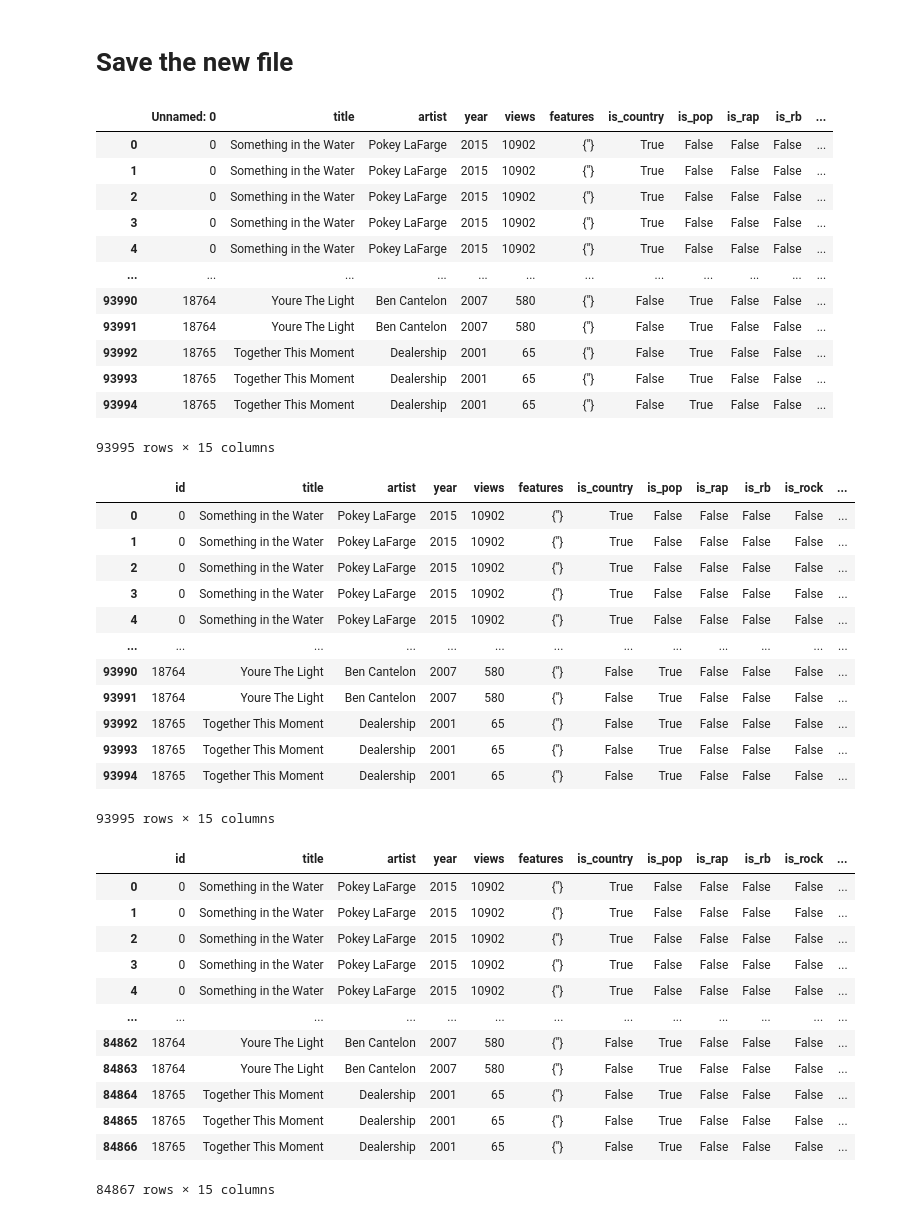
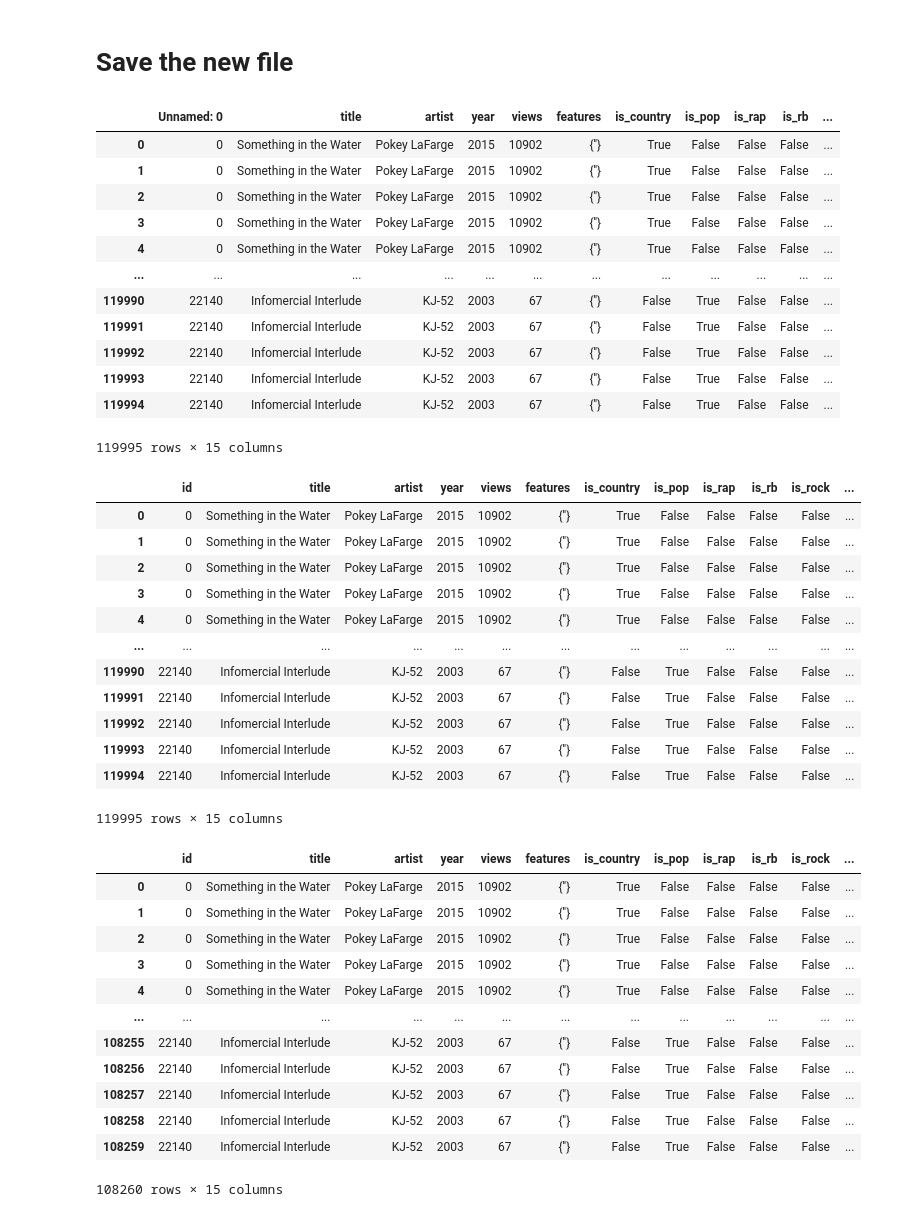
Before and after one commit to ChefBB/TA_project, a Jupyter notebook: labelling.ipynb, the cells around one changed output. Saved outputs shown, nothing was run; the diff lists cells and outputs as text; code cells hidden in the pictures.

```diff
--- a/labelling.ipynb
+++ b/labelling.ipynb
@@ -114,34 +114,36 @@ lemmatized_df
 # %%
 import pandas as pd
 
 path = '/Users/brunobarbieri/Library/CloudStorage/OneDrive-UniversityofPisa/TA_Project/data/'
 lemmatized_df = pd.read_csv(path + 'def_lemmatized_df.csv')
 labelled_df = pd.concat(
     [
         pd.read_csv(path + 'bruno_labelled.csv'),
         pd.read_csv(path + 'gaia_labelled.csv'),
         pd.read_csv(path + 'francesco_labelled.csv'),
         pd.read_csv(path + 'lavinia_labelled.csv'),
         pd.read_csv(path + 'bruno1_labelled.csv'),
         pd.read_csv(path + 'gaia1_labelled.csv'),
-        pd.read_csv(path + 'lavinia1_labelled.csv')
+        pd.read_csv(path + 'lavinia1_labelled.csv'),
+        pd.read_csv(path + 'francesca_labelled.csv'),
+        pd.read_csv(path + 'francesco1_labelled.csv'),
     ], ignore_index= True
 )
 labelled_df
 # %% [output]
 |  | Unnamed: 0 | title | artist | year | views | features | is_country | is_pop | is_rap | is_rb | ... |
 | 0 | 0 | Something in the Water | Pokey LaFarge | 2015 | 10902 | {''} | True | False | False | False | ... |
 | 1 | 0 | Something in the Water | Pokey LaFarge | 2015 | 10902 | {''} | True | False | False | False | ... |
 | 2 | 0 | Something in the Water | Pokey LaFarge | 2015 | 10902 | {''} | True | False | False | False | ... |
 | 3 | 0 | Something in the Water | Pokey LaFarge | 2015 | 10902 | {''} | True | False | False | False | ... |
 | 4 | 0 | Something in the Water | Pokey LaFarge | 2015 | 10902 | {''} | True | False | False | False | ... |
 | ... | ... | ... | ... | ... | ... | ... | ... | ... | ... | ... | ... |
-| 93990 | 18764 | Youre The Light | Ben Cantelon | 2007 | 580 | {''} | False | True | False | False | ... |
-| 93991 | 18764 | Youre The Light | Ben Cantelon | 2007 | 580 | {''} | False | True | False | False | ... |
-| 93992 | 18765 | Together This Moment | Dealership | 2001 | 65 | {''} | False | True | False | False | ... |
-| 93993 | 18765 | Together This Moment | Dealership | 2001 | 65 | {''} | False | True | False | False | ... |
-| 93994 | 18765 | Together This Moment | Dealership | 2001 | 65 | {''} | False | True | False | False | ... |
+| 119990 | 22140 | Infomercial Interlude | KJ-52 | 2003 | 67 | {''} | False | True | False | False | ... |
+| 119991 | 22140 | Infomercial Interlude | KJ-52 | 2003 | 67 | {''} | False | True | False | False | ... |
+| 119992 | 22140 | Infomercial Interlude | KJ-52 | 2003 | 67 | {''} | False | True | False | False | ... |
+| 119993 | 22140 | Infomercial Interlude | KJ-52 | 2003 | 67 | {''} | False | True | False | False | ... |
+| 119994 | 22140 | Infomercial Interlude | KJ-52 | 2003 | 67 | {''} | False | True | False | False | ... |
-93995 rows × 15 columns
+119995 rows × 15 columns
 # %%
 labelled_df.rename(
     columns= {'Unnamed: 0' : 'id'},
@@ -156,12 +158,12 @@ labelled_df
 | 3 | 0 | Something in the Water | Pokey LaFarge | 2015 | 10902 | {''} | True | False | False | False | False | ... |
 | 4 | 0 | Something in the Water | Pokey LaFarge | 2015 | 10902 | {''} | True | False | False | False | False | ... |
 | ... | ... | ... | ... | ... | ... | ... | ... | ... | ... | ... | ... | ... |
-| 93990 | 18764 | Youre The Light | Ben Cantelon | 2007 | 580 | {''} | False | True | False | False | False | ... |
-| 93991 | 18764 | Youre The Light | Ben Cantelon | 2007 | 580 | {''} | False | True | False | False | False | ... |
-| 93992 | 18765 | Together This Moment | Dealership | 2001 | 65 | {''} | False | True | False | False | False | ... |
-| 93993 | 18765 | Together This Moment | Dealership | 2001 | 65 | {''} | False | True | False | False | False | ... |
-| 93994 | 18765 | Together This Moment | Dealership | 2001 | 65 | {''} | False | True | False | False | False | ... |
+| 119990 | 22140 | Infomercial Interlude | KJ-52 | 2003 | 67 | {''} | False | True | False | False | False | ... |
+| 119991 | 22140 | Infomercial Interlude | KJ-52 | 2003 | 67 | {''} | False | True | False | False | False | ... |
+| 119992 | 22140 | Infomercial Interlude | KJ-52 | 2003 | 67 | {''} | False | True | False | False | False | ... |
+| 119993 | 22140 | Infomercial Interlude | KJ-52 | 2003 | 67 | {''} | False | True | False | False | False | ... |
+| 119994 | 22140 | Infomercial Interlude | KJ-52 | 2003 | 67 | {''} | False | True | False | False | False | ... |
-93995 rows × 15 columns
+119995 rows × 15 columns
 # %%
 df = pd.merge(
     lemmatized_df, labelled_df[
@@ -178,12 +180,12 @@ df
 | 3 | 0 | Something in the Water | Pokey LaFarge | 2015 | 10902 | {''} | True | False | False | False | False | ... |
 | 4 | 0 | Something in the Water | Pokey LaFarge | 2015 | 10902 | {''} | True | False | False | False | False | ... |
 | ... | ... | ... | ... | ... | ... | ... | ... | ... | ... | ... | ... | ... |
-| 84862 | 18764 | Youre The Light | Ben Cantelon | 2007 | 580 | {''} | False | True | False | False | False | ... |
-| 84863 | 18764 | Youre The Light | Ben Cantelon | 2007 | 580 | {''} | False | True | False | False | False | ... |
-| 84864 | 18765 | Together This Moment | Dealership | 2001 | 65 | {''} | False | True | False | False | False | ... |
-| 84865 | 18765 | Together This Moment | Dealership | 2001 | 65 | {''} | False | True | False | False | False | ... |
-| 84866 | 18765 | Together This Moment | Dealership | 2001 | 65 | {''} | False | True | False | False | False | ... |
+| 108255 | 22140 | Infomercial Interlude | KJ-52 | 2003 | 67 | {''} | False | True | False | False | False | ... |
+| 108256 | 22140 | Infomercial Interlude | KJ-52 | 2003 | 67 | {''} | False | True | False | False | False | ... |
+| 108257 | 22140 | Infomercial Interlude | KJ-52 | 2003 | 67 | {''} | False | True | False | False | False | ... |
+| 108258 | 22140 | Infomercial Interlude | KJ-52 | 2003 | 67 | {''} | False | True | False | False | False | ... |
+| 108259 | 22140 | Infomercial Interlude | KJ-52 | 2003 | 67 | {''} | False | True | False | False | False | ... |
-84867 rows × 15 columns
+108260 rows × 15 columns
 # %%
 df.to_csv(path + 'lab_lem_merge.csv', index= False)
 # %%
```
Also changed, not shown: parts of 1 cell of this notebook, 11 other files.
